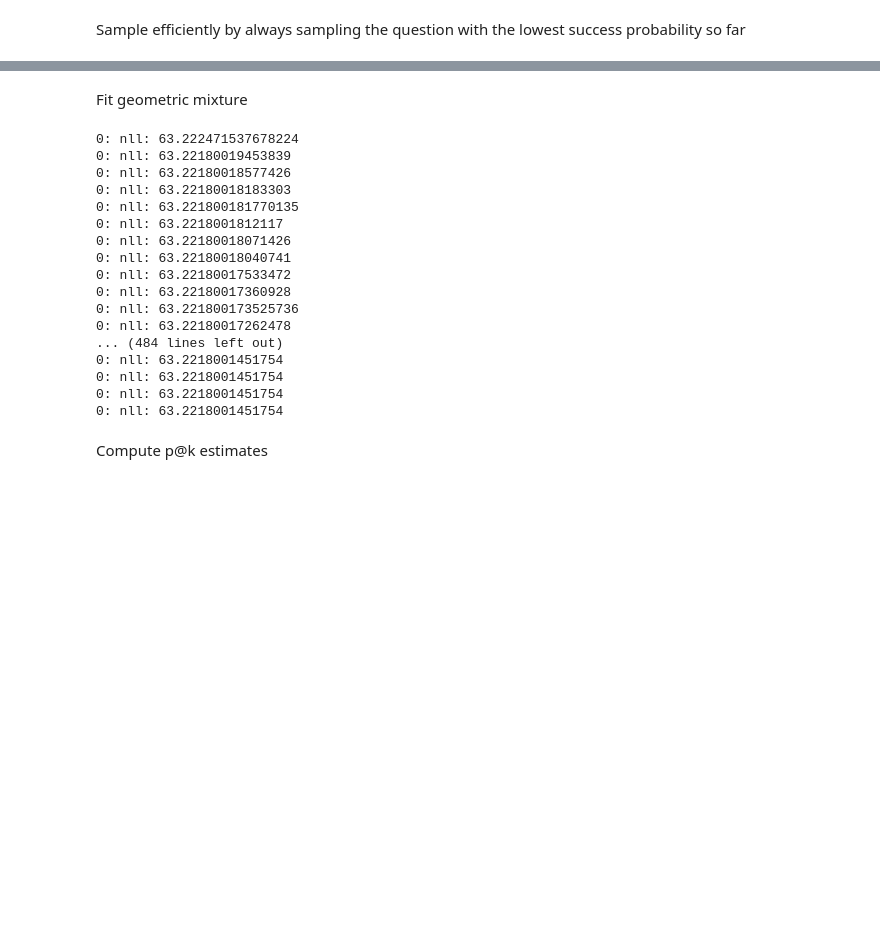
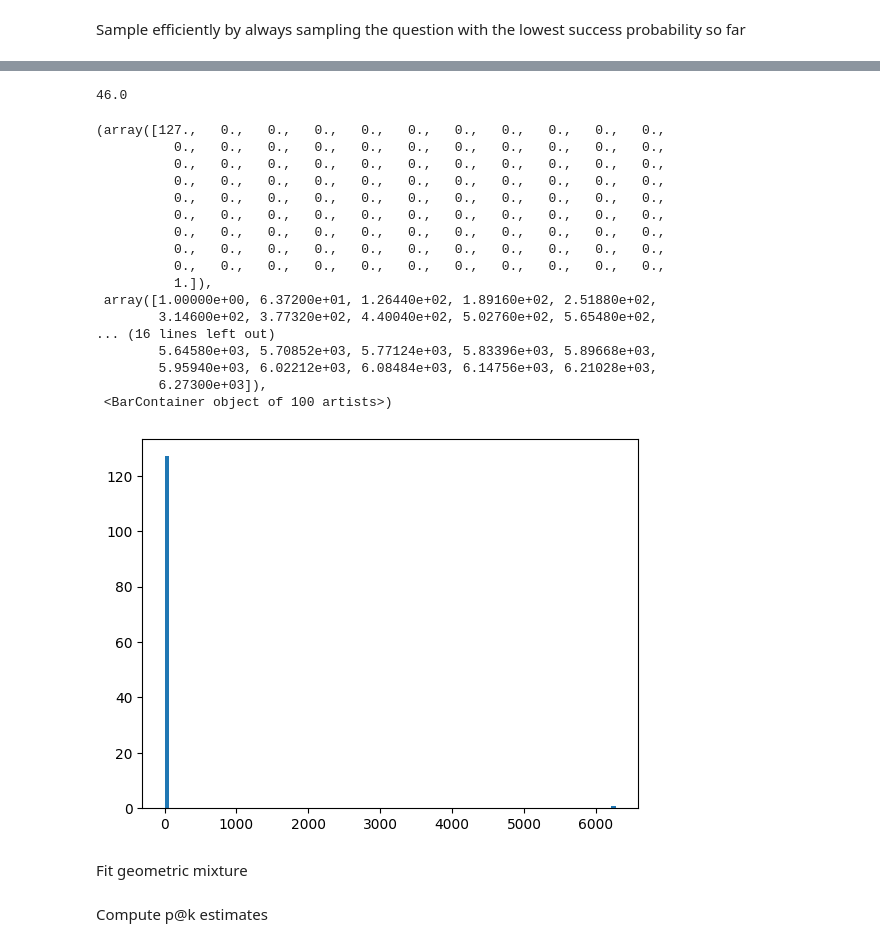
Before and after one commit to RylanSchaeffer/KoyejoLab-Large-How-Do-Language-Monkey-Power-Get-Their-Power, a Jupyter notebook: jailbreaking_final.ipynb, the cells around one changed output, grey strips where cells are left out. Drawn from its saved outputs; the diff is of its cells as text; code cells hidden in the pictures; blank space fills up the shorter version.

```diff
--- a/jailbreaking_final.ipynb
+++ b/jailbreaking_final.ipynb
@@ -128,30 +263,41 @@ efficient_data = pd.DataFrame(results)
+# %%
+smaller_pythia12_math['Num. Samples Correct'].sum()
+# %% [output]
+46.0
+# %%
+plt.hist(efficient_data['Num. Samples Total'], bins=100)
+# %% [output]
+(array([127.,   0.,   0.,   0.,   0.,   0.,   0.,   0.,   0.,   0.,   0.,
+          0.,   0.,   0.,   0.,   0.,   0.,   0.,   0.,   0.,   0.,   0.,
+          0.,   0.,   0.,   0.,   0.,   0.,   0.,   0.,   0.,   0.,   0.,
+          0.,   0.,   0.,   0.,   0.,   0.,   0.,   0.,   0.,   0.,   0.,
+          0.,   0.,   0.,   0.,   0.,   0.,   0.,   0.,   0.,   0.,   0.,
+          0.,   0.,   0.,   0.,   0.,   0.,   0.,   0.,   0.,   0.,   0.,
+          0.,   0.,   0.,   0.,   0.,   0.,   0.,   0.,   0.,   0.,   0.,
+          0.,   0.,   0.,   0.,   0.,   0.,   0.,   0.,   0.,   0.,   0.,
+          0.,   0.,   0.,   0.,   0.,   0.,   0.,   0.,   0.,   0.,   0.,
+          1.]),
+ array([1.00000e+00, 6.37200e+01, 1.26440e+02, 1.89160e+02, 2.51880e+02,
+        3.14600e+02, 3.77320e+02, 4.40040e+02, 5.02760e+02, 5.65480e+02,
+... (16 lines left out)
+        5.64580e+03, 5.70852e+03, 5.77124e+03, 5.83396e+03, 5.89668e+03,
+        5.95940e+03, 6.02212e+03, 6.08484e+03, 6.14756e+03, 6.21028e+03,
+        6.27300e+03]),
+ <BarContainer object of 100 artists>)
+[figure, added]
 # %% [markdown]
 Fit geometric mixture
 # %%
 #beta 2 geometric
 n_distr = 1
 geom_mix = bemg.beta_geometric_mixture(n_distr=n_distr, num_successes = efficient_data['Num. Samples Correct'], num_trials = efficient_data['Num. Samples Total'])
-geom_params = geom_mix.fit_mixture()
+# geom_params = geom_mix.fit_mixture()
+geom_params = analyze.fit_beta_binomial_two_parameters_to_num_samples_and_num_successes(efficient_data)
+geom_preds = [compute_estimate(geom_params, k) for k in ks]
+beta_std_params = analyze.fit_beta_binomial_two_parameters_to_num_samples_and_num_successes(smaller_pythia12_math)
+beta_std_preds = [compute_estimate(beta_std_params, k) for k in ks]
 #beta 3 geometric
 # smaller_beta_3_params_geometric_stable = bopt.fit_beta_binomial_three_parameters_stable(efficient_data)
-# %% [output]
-0: nll: 63.222471537678224
-0: nll: 63.22180019453839
-0: nll: 63.22180018577426
-0: nll: 63.22180018183303
-0: nll: 63.221800181770135
-0: nll: 63.2218001812117
-0: nll: 63.22180018071426
-0: nll: 63.22180018040741
-0: nll: 63.22180017533472
-0: nll: 63.22180017360928
-0: nll: 63.221800173525736
-0: nll: 63.22180017262478
-... (484 lines left out)
-0: nll: 63.2218001451754
-0: nll: 63.2218001451754
-0: nll: 63.2218001451754
-0: nll: 63.2218001451754
 # %% [markdown]
 Compute p@k estimates
 # %%
```
Also changed, not shown: parts of 33 cells of this notebook, 2 other files.
